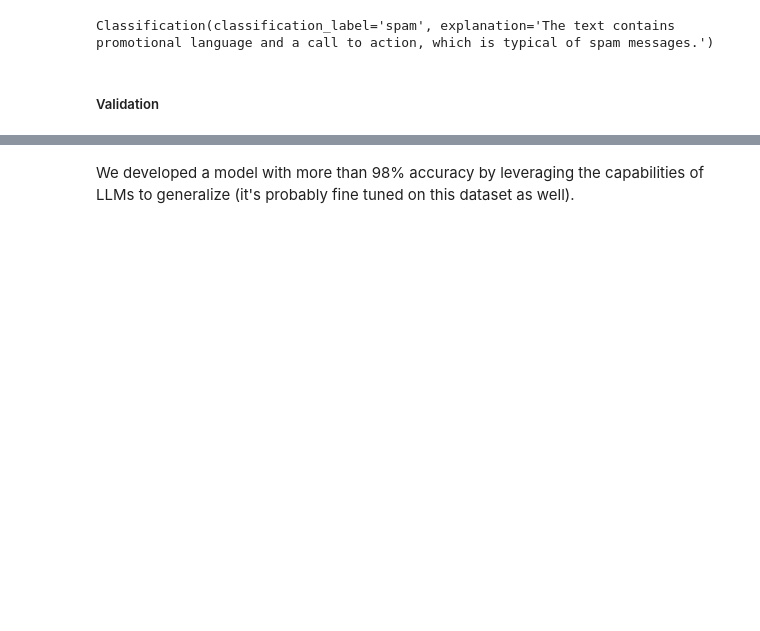
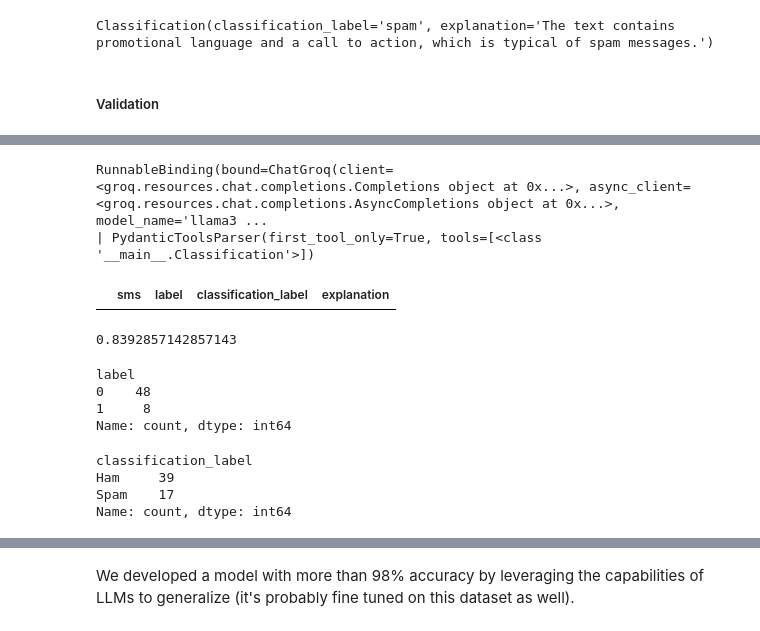
Before and after one commit to Sandeep42/llm_nlp_tutorials, a Jupyter notebook: 01.TextClassfication.ipynb, the cells around one changed output, grey strips where cells are left out. Cells and saved outputs as stored; diff of their text form; code cells hidden in the pictures; blank space fills up the shorter version.

```diff
--- a/01.TextClassfication.ipynb
+++ b/01.TextClassfication.ipynb
@@ -294,2 +290,0 @@ zero_shot_results = pd.DataFrame(zero_shot_results)
-# %%
-zero_shot_results['classification_id'] = zero_shot_results['classification_label'].apply(lambda x: 1 if x == "spam" else 0)
@@ -308,14 +290,0 @@ few_shot_results['classification_id'] = few_shot_results['classification_label']
-# %%
-few_shot_results= []
-for each_sample in ds['test']:
-    template_data = {"text_classfication_classes": "Spam or Ham",
-                "text": each_sample['sms'].strip(),
-                "samples":samples}
-    few_shot_prompt = Prompt(
-    raw_template=few_shot_template,
-    template_data=template_data
-    )
-    validation = llama_70b_llm_cls_head.invoke(few_shot_prompt.messages)
-    each_sample['classification_label'] = validation.classification_label
-    each_sample['explanation'] = validation.explanation
-    few_shot_results.append(each_sample)
@@ -335,0 +326,21 @@ few_shot_results[few_shot_results['label'] != few_shot_results['classification_i
+# %%
+llama_70b_llm_cls_head
+# %% [output]
+RunnableBinding(bound=ChatGroq(client=<groq.resources.chat.completions.Completions object at 0x...>, async_client=<groq.resources.chat.completions.AsyncCompletions object at 0x...>, model_name='llama3 ...
+| PydanticToolsParser(first_tool_only=True, tools=[<class '__main__.Classification'>])
+# %%
+zero_shot_template  = """
+- name: system instructions
+  role: system
+  content: |
+   You are an expert in classifying a given text into {{ text_classfication_classes }}
+
+- name: user query
+  role: user
+  content: |
+   Please extract properies defined in Classification function from the following text.
+   {{ text }}
+"""
+# %%
+zero_shot_results = run_zero_shot_classification(ds, llama_70b_llm_cls_head,
+                            zero_shot_template, classes="Spam or Ham")
@@ -335,0 +349,4 @@ few_shot_results[few_shot_results['label'] != few_shot_results['classification_i
+# %%
+zero_shot_results[zero_shot_results['classification_label'].isna()]
+# %% [output]
+|  | sms | label | classification_label | explanation |
@@ -335,0 +355,19 @@ few_shot_results[few_shot_results['label'] != few_shot_results['classification_i
+# %%
+# Acuuracy
+(zero_shot_results['label'] == zero_shot_results['classification_id']).sum() / zero_shot_results.shape[0]
+# %% [output]
+0.8392857142857143
+# %%
+zero_shot_results['label'].value_counts()
+# %% [output]
+label
+0    48
+1     8
+Name: count, dtype: int64
+# %%
+zero_shot_results['classification_label'].value_counts()
+# %% [output]
+classification_label
+Ham     39
+Spam    17
+Name: count, dtype: int64
```
Also changed, not shown: parts of 55 cells of this notebook.
